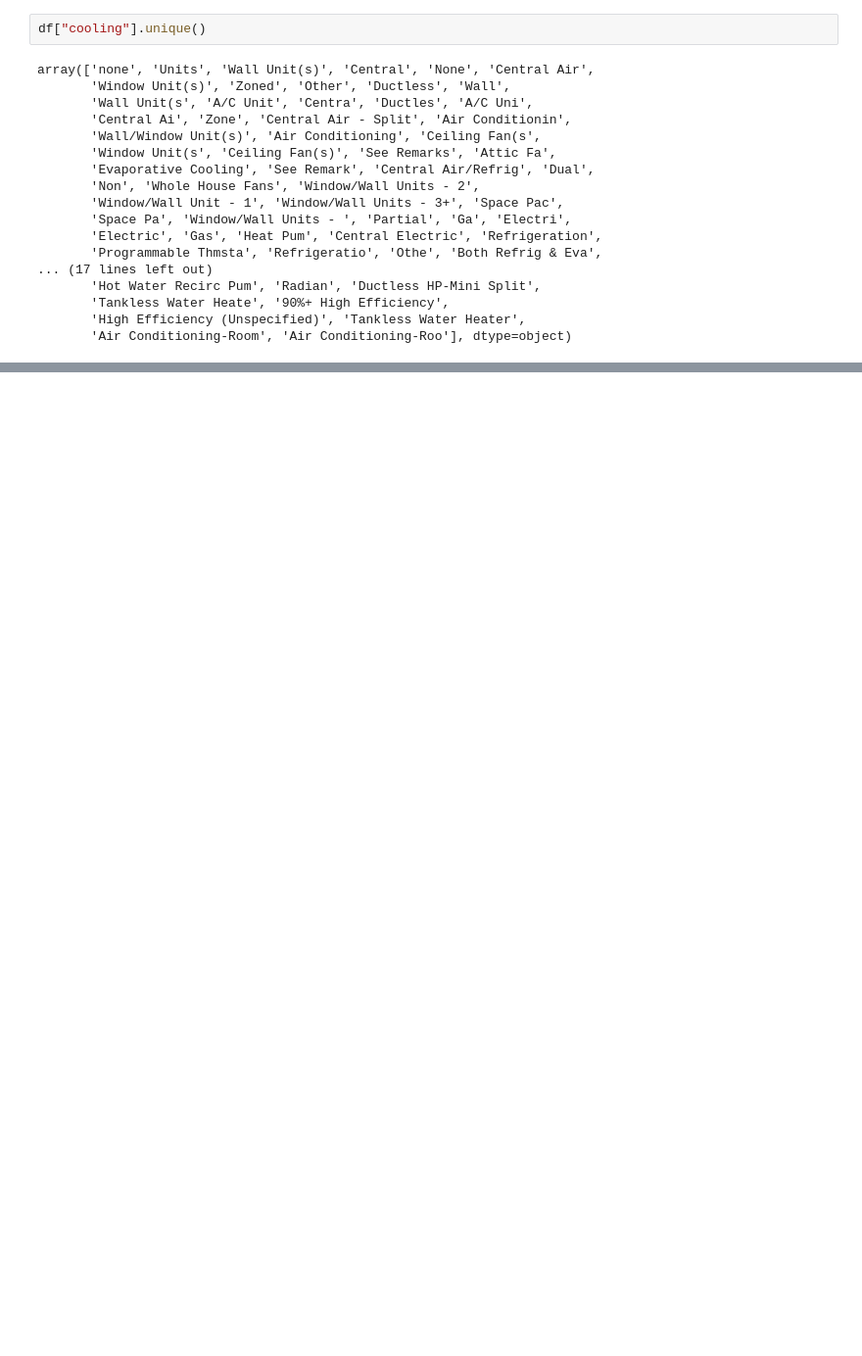
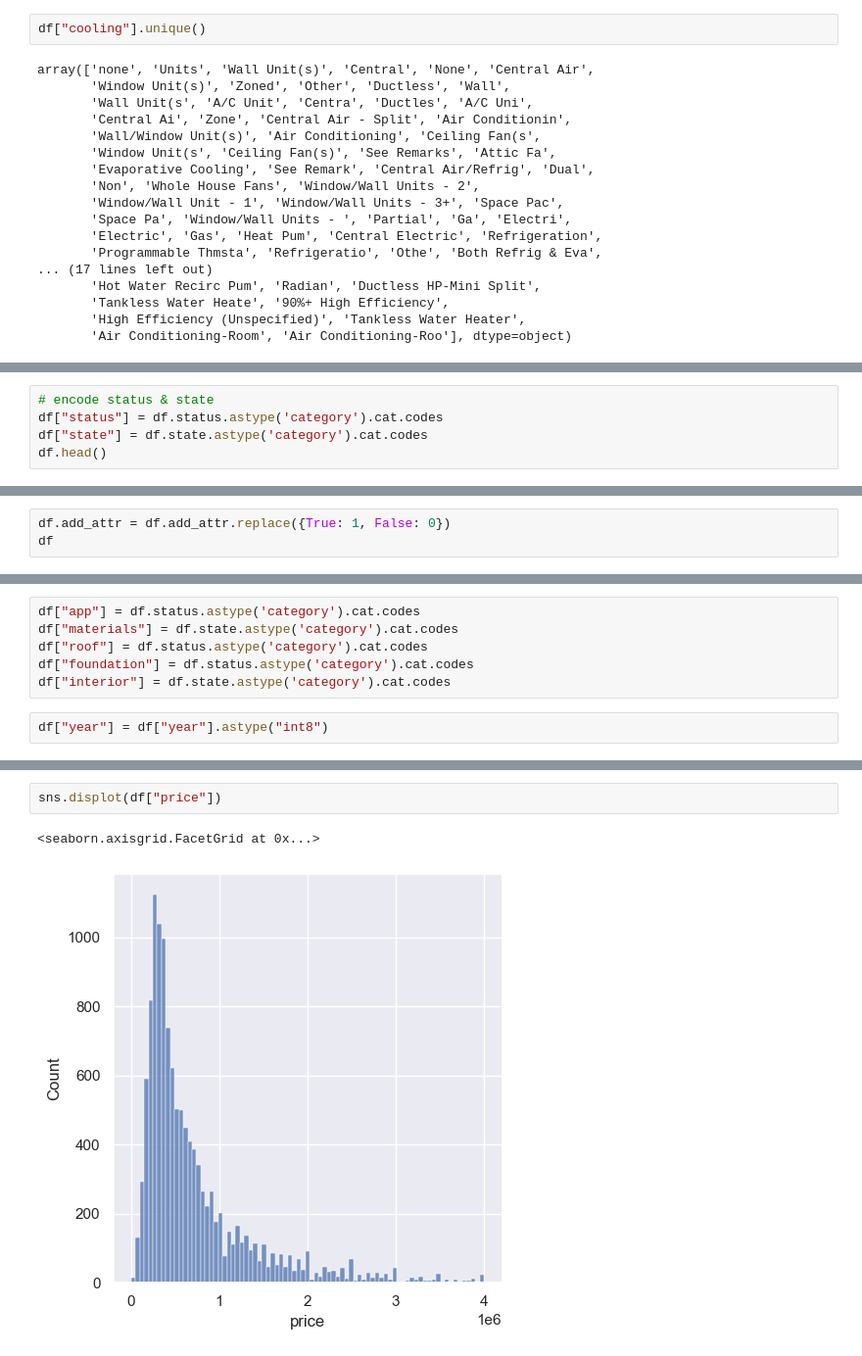
Before and after one commit to tuanlda78202/DSP, a Jupyter notebook: 20221/src/eda.ipynb, the cells around one changed output, grey strips where cells are left out. Shown at 98% size. Drawn from its saved outputs; the diff is of its cells as text; blank space fills up the shorter version.

```diff
--- a/20221/src/eda.ipynb
+++ b/20221/src/eda.ipynb
@@ -451,0 +574,5 @@ array(['none', 'Units', 'Wall Unit(s)', 'Central', 'None', 'Central Air',
+# %%
+# encode status & state
+df["status"] = df.status.astype('category').cat.codes
+df["state"] = df.state.astype('category').cat.codes
+df.head()
@@ -451,0 +613,3 @@ array(['none', 'Units', 'Wall Unit(s)', 'Central', 'None', 'Central Air',
+# %%
+df.add_attr = df.add_attr.replace({True: 1, False: 0})
+df
@@ -451,0 +630,8 @@ array(['none', 'Units', 'Wall Unit(s)', 'Central', 'None', 'Central Air',
+# %%
+df["app"] = df.status.astype('category').cat.codes
+df["materials"] = df.state.astype('category').cat.codes
+df["roof"] = df.status.astype('category').cat.codes
+df["foundation"] = df.status.astype('category').cat.codes
+df["interior"] = df.state.astype('category').cat.codes
+# %%
+df["year"] = df["year"].astype("int8")
@@ -451,0 +833,5 @@ array(['none', 'Units', 'Wall Unit(s)', 'Central', 'None', 'Central Air',
+# %%
+sns.displot(df["price"])
+# %% [output]
+<seaborn.axisgrid.FacetGrid at 0x...>
+[figure, added]
```
Also changed, not shown: parts of 29 cells of this notebook, 7 other files.
